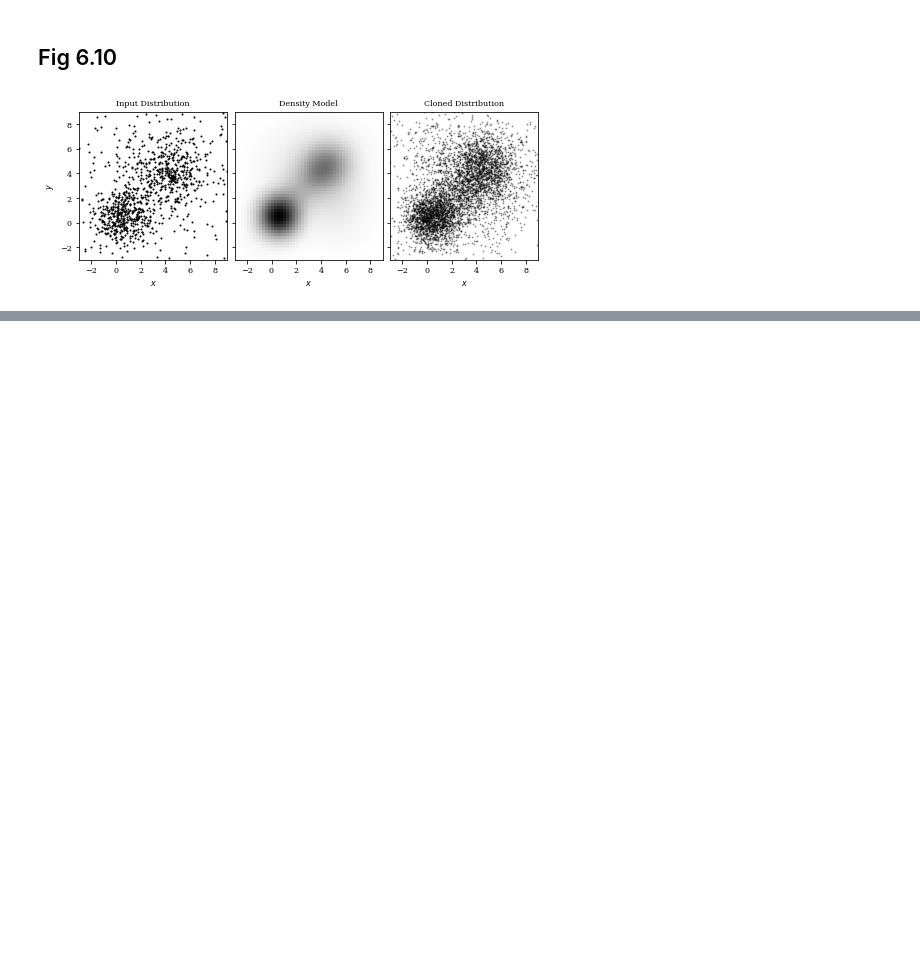
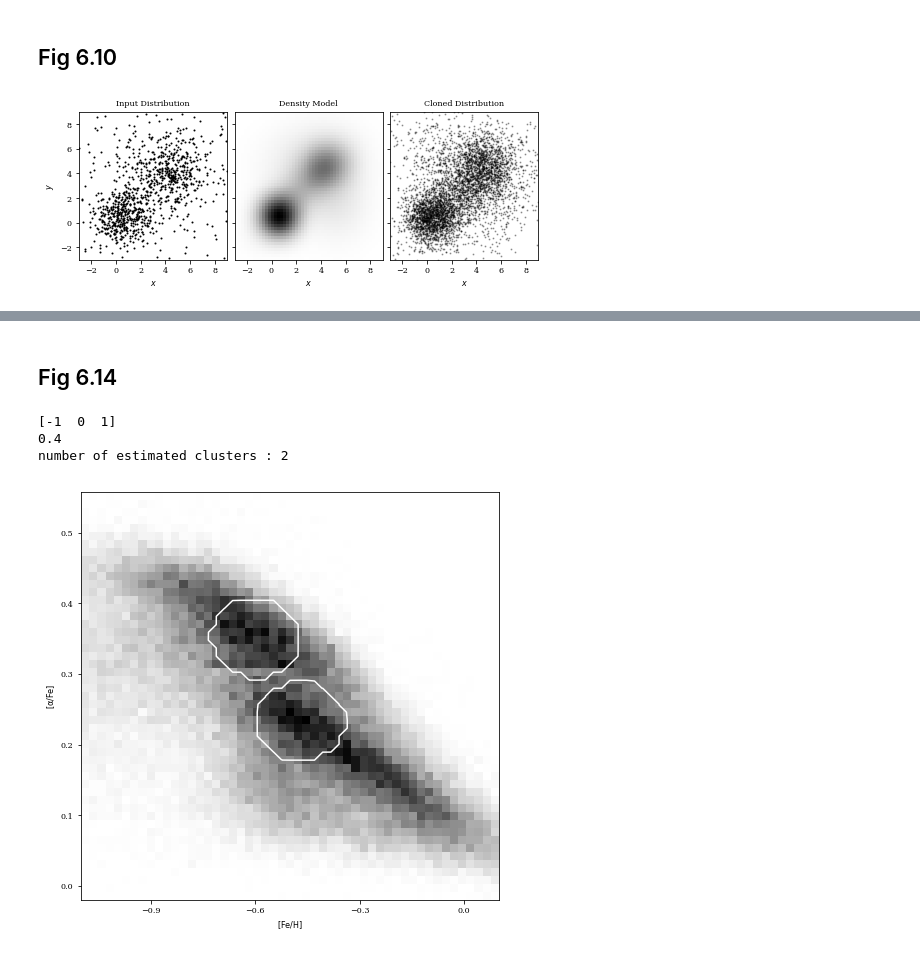
Before and after one commit to oskarkleincentre/MachineLearningInAstronomy, a Jupyter notebook: classes/Hand_On_2/Figure_scripts/Hands_on_Ch6.ipynb, the cells around one changed output, grey strips where cells are left out. Drawn from its saved outputs; the diff is of its cells as text; code cells hidden in the pictures; blank space fills up the shorter version.

```diff
--- a/classes/Hand_On_2/Figure_scripts/Hands_on_Ch6.ipynb
+++ b/classes/Hand_On_2/Figure_scripts/Hands_on_Ch6.ipynb
@@ -110,0 +135,9 @@ run ./fig10_GMM_distribClone.py
+# %% [markdown]
+## Fig 6.14
+# %%
+run ./fig14_meanshift.py
+# %% [output]
+[-1  0  1]
+0.4
+number of estimated clusters : 2
+[figure, added]
```
Also changed, not shown: parts of 6 cells of this notebook, 7 other files.
